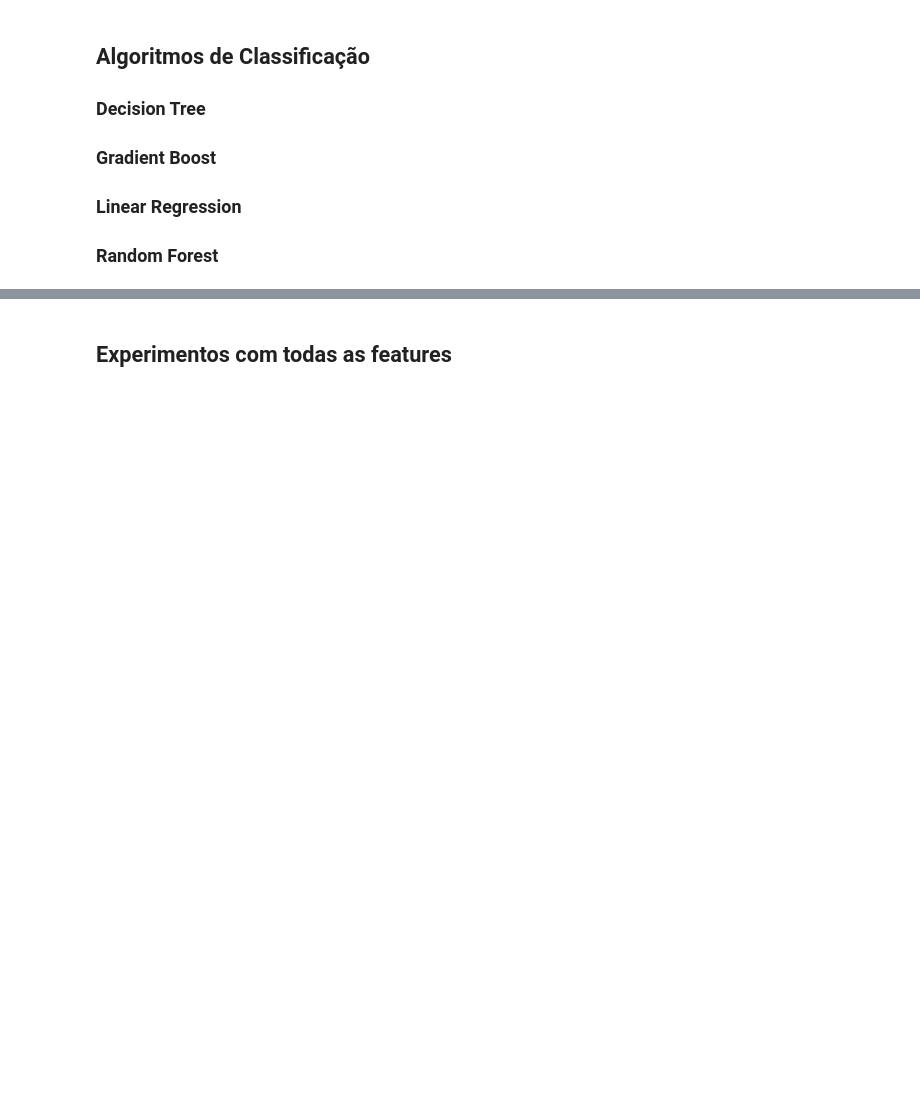
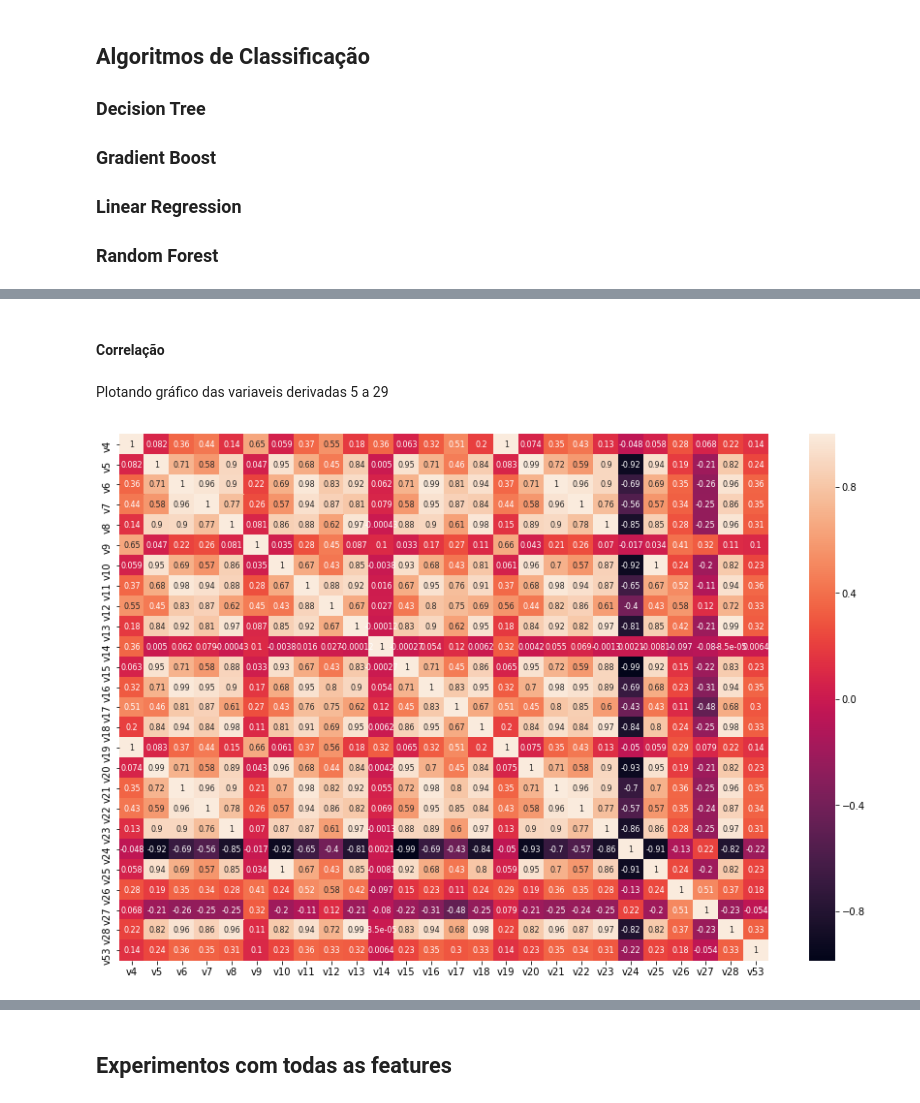
Before and after one commit to Machine-Learning-FGA/Facebook-Comment-problem, a Jupyter notebook: trabalho2_facebook_comments.ipynb, the cells around one changed output, grey strips where cells are left out. Drawn from its saved outputs; the diff is of its cells as text; code cells hidden in the pictures; blank space fills up the shorter version.

```diff
--- a/trabalho2_facebook_comments.ipynb
+++ b/trabalho2_facebook_comments.ipynb
@@ -30,0 +98,10 @@
+# %% [markdown]
+#### Correlação
+# %% [markdown]
+Plotando gráfico das variaveis derivadas 5 a 29
+# %%
+plt.figure(figsize=(15,10))
+sns.heatmap(dataset_testing_derivado_csv.corr(),annot=True, annot_kws={"size": 8})
+plt.show()
+# %% [output]
+[figure, added]
```
Also changed, not shown: parts of 50 cells of this notebook, 6 other files.
